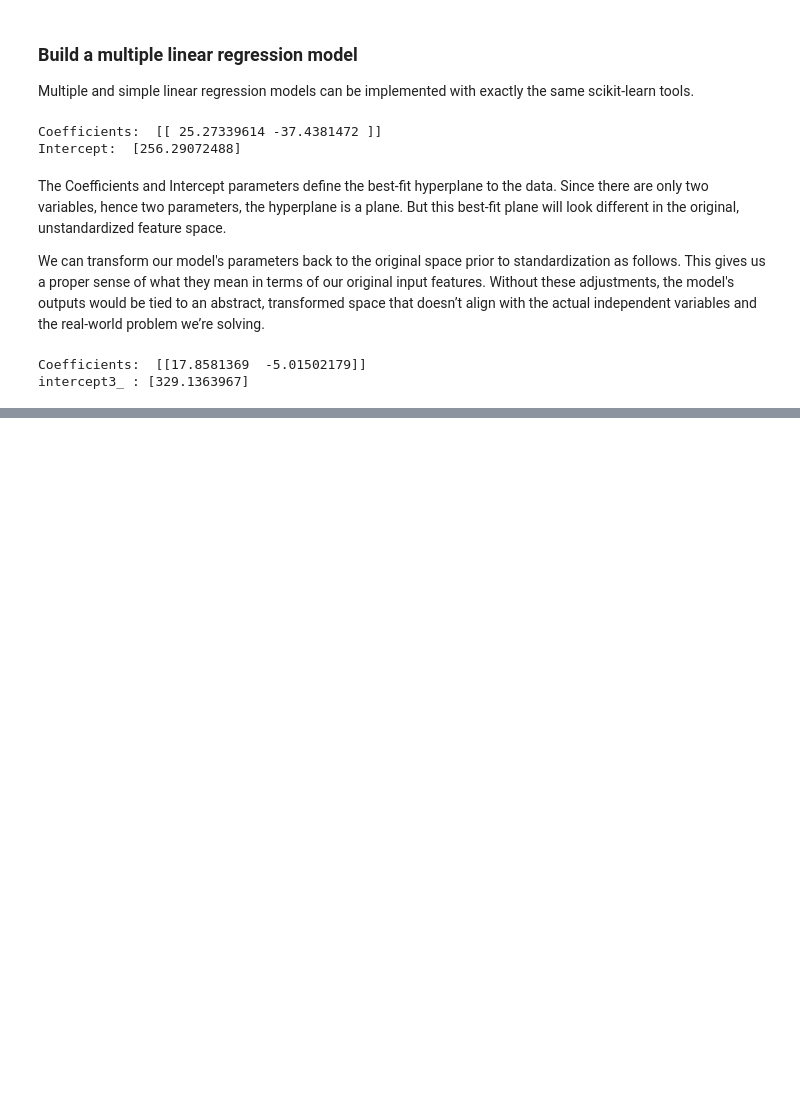
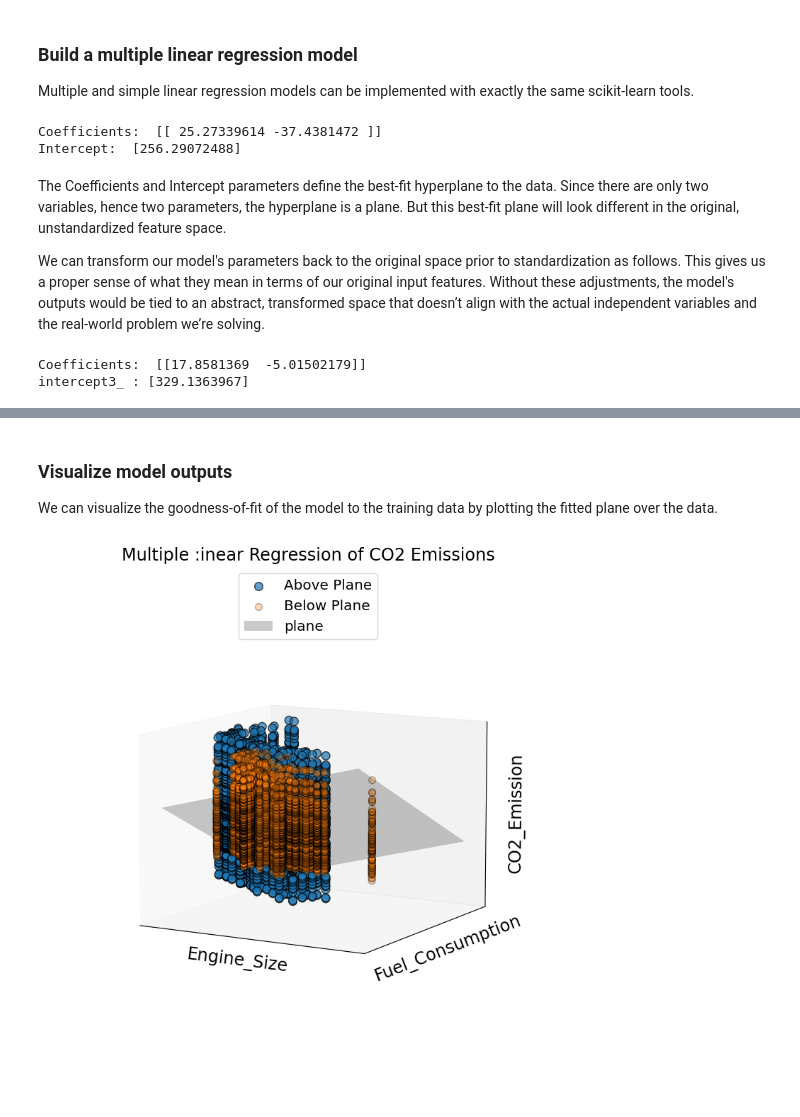
Before and after one commit to YoussefChati/CO2_Emission_ML, a Jupyter notebook: notebook.ipynb, the cells around one changed output, grey strips where cells are left out. Saved outputs shown, nothing was run; the diff lists cells and outputs as text; code cells hidden in the pictures; blank space fills up the shorter version.

Commit message:
3D graph

```diff
--- a/notebook.ipynb
+++ b/notebook.ipynb
@@ -401,0 +404,52 @@ intercept3_ : [329.1363967]
+# %% [markdown]
+### Visualize model outputs
+We can visualize the goodness-of-fit of the model to the training data by plotting the fitted plane over the data.
+# %%
+from mpl_toolkits.mplot3d import Axes3D
+import matplotlib.pyplot as plt
+
+#We have to ensure that X1, X2 and y_test have compatible shapes for 3D plotting
+X1 = X_test3[:, 0] if X_test3.ndim > 1 else X_test3
+X2 = X_test3[:, 1] if X_test3.ndim > 1 else np.zeros_like(X1)
+
+#Let's create a mesh grid for plotting the regssion plane
+x1_surf, x2_surf = np.meshgrid(np.linspace(X1.min(), X1.max(), 100),
+                               np.linspace(X2.min(), X2.max(), 100))
+
+y_surf = intercept3_ + coef3_[0,0] * x1_surf + coef3_[0,1] * x2_surf
+
+#We will predict y values usinf trained regression model to compare with actual y_test3 for above/below plane colors
+y_pred3 = regressor.predict(X_test3.reshape(-1,1)) if X_test3.ndim == 1 else regressor.predict(X_test3)
+above_plane = y_test3 >= y_pred3
+below_plane = y_test3 < y_pred3
+above_plane = above_plane[:,0]
+below_plane = below_plane[:,0]
+
+#Plotting
+fig = plt.figure(figsize=(20,8))
+ax = fig.add_subplot(111, projection='3d')
+
+#Plot the data points above and below the plane in different colors
+ax.scatter(X1[above_plane], X2[above_plane], y_test3[above_plane], label='Above Plane', s=70, alpha=.7,ec='k')
+ax.scatter(X1[below_plane], X2[below_plane], y_test3[below_plane], label='Below Plane', s=50,alpha=.3,ec='k')
+
+#Let's plot the regression plane
+ax.plot_surface(x1_surf, x2_surf, y_surf, color='k', alpha=0.21, label= 'plane')
+
+#set view and labels
+
+ax.view_init(elev=10)
+
+ax.legend(fontsize='x-large', loc='upper center')
+ax.set_xticks([])
+ax.set_yticks([])
+ax.set_zticks([])
+ax.set_box_aspect(None, zoom=0.75)
+ax.set_xlabel('Engine_Size', fontsize = 'xx-large')
+ax.set_ylabel('Fuel_Consumption', fontsize = 'xx-large')
+ax.set_zlabel('CO2_Emission', fontsize = 'xx-large')
+ax.set_title('Multiple :inear Regression of CO2 Emissions', fontsize = 'xx-large')
+plt.tight_layout()
+plt.show()
+# %% [output]
+[figure, added]
```
Also changed, not shown: parts of 1 cell of this notebook.
